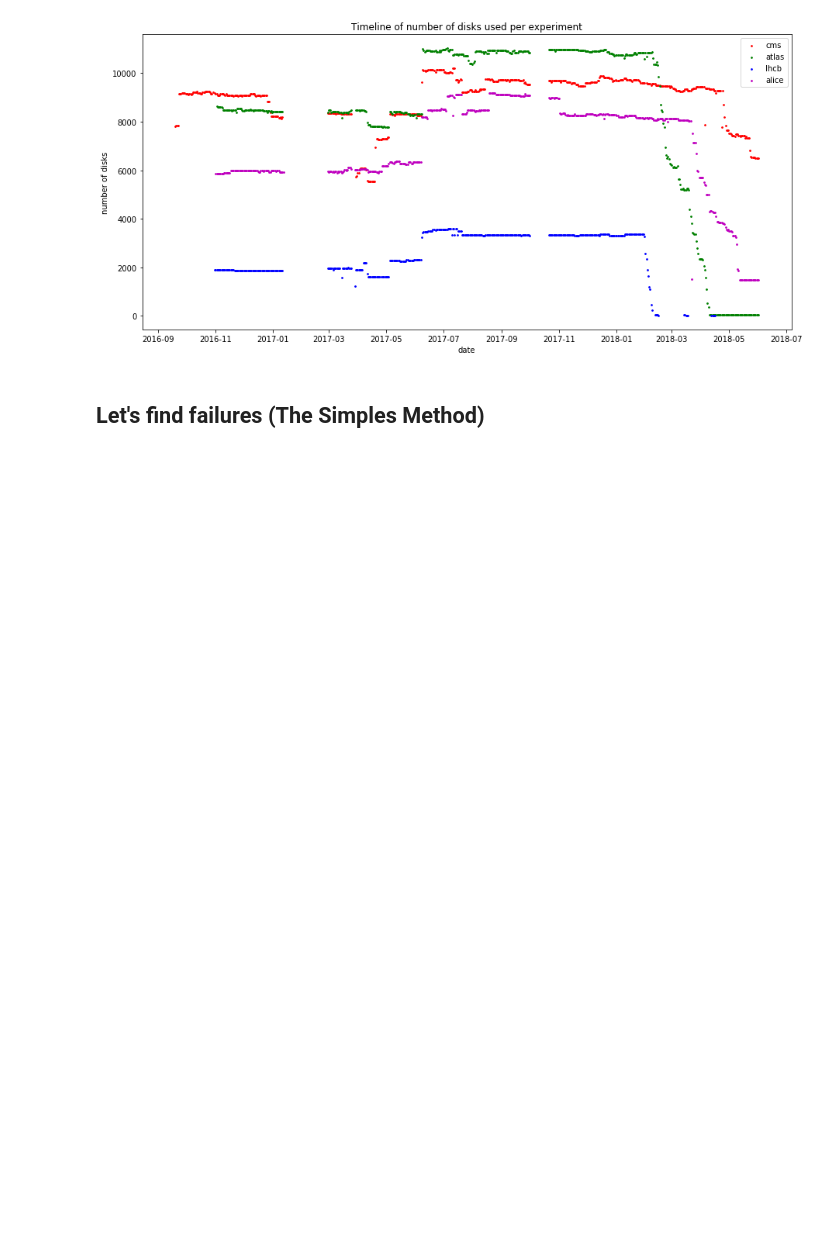
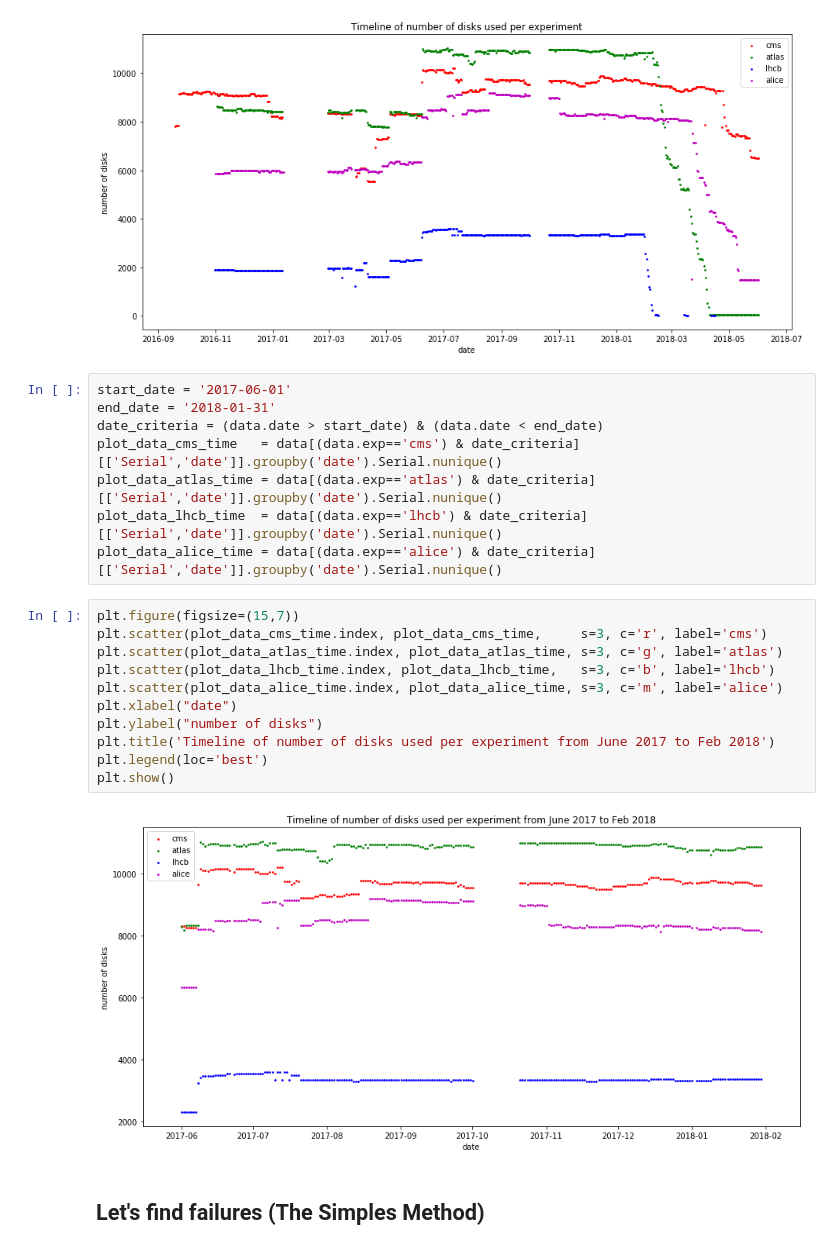
Before and after one commit to gacalheiros/hackathon, a Jupyter notebook: EDA-Baseline for Hackathon.ipynb, the cells around one changed output. Drawn from its saved outputs; the diff is of its cells as text; blank space fills up the shorter version.

Commit message:
narrowed the timeline of the data

```diff
--- a/EDA-Baseline for Hackathon.ipynb
+++ b/EDA-Baseline for Hackathon.ipynb
@@ -244,6 +244,27 @@ plt.legend(loc='best')
 plt.show()
 # %% [output]
 [figure]
+# %%
+start_date = '2017-06-01'
+end_date = '2018-01-31'
+date_criteria = (data.date > start_date) & (data.date < end_date)
+plot_data_cms_time   = data[(data.exp=='cms') & date_criteria][['Serial','date']].groupby('date').Serial.nunique()
+plot_data_atlas_time = data[(data.exp=='atlas') & date_criteria][['Serial','date']].groupby('date').Serial.nunique()
+plot_data_lhcb_time  = data[(data.exp=='lhcb') & date_criteria][['Serial','date']].groupby('date').Serial.nunique()
+plot_data_alice_time = data[(data.exp=='alice') & date_criteria][['Serial','date']].groupby('date').Serial.nunique()
+# %%
+plt.figure(figsize=(15,7))
+plt.scatter(plot_data_cms_time.index, plot_data_cms_time,     s=3, c='r', label='cms')
+plt.scatter(plot_data_atlas_time.index, plot_data_atlas_time, s=3, c='g', label='atlas')
+plt.scatter(plot_data_lhcb_time.index, plot_data_lhcb_time,   s=3, c='b', label='lhcb')
+plt.scatter(plot_data_alice_time.index, plot_data_alice_time, s=3, c='m', label='alice')
+plt.xlabel("date")
+plt.ylabel("number of disks")
+plt.title('Timeline of number of disks used per experiment from June 2017 to Feb 2018')
+plt.legend(loc='best')
+plt.show()
+# %% [output]
+[figure, added]
 # %% [markdown]
 ## Let's find failures (The Simples Method)
 # %% [markdown]
```
Also changed, not shown: parts of 2 cells of this notebook.
